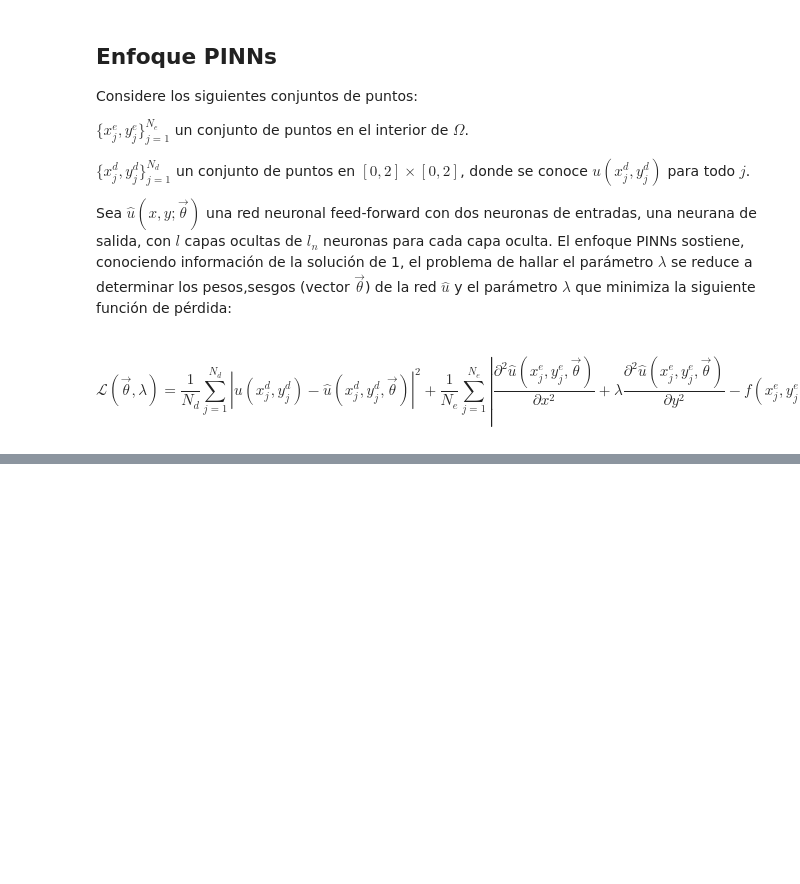
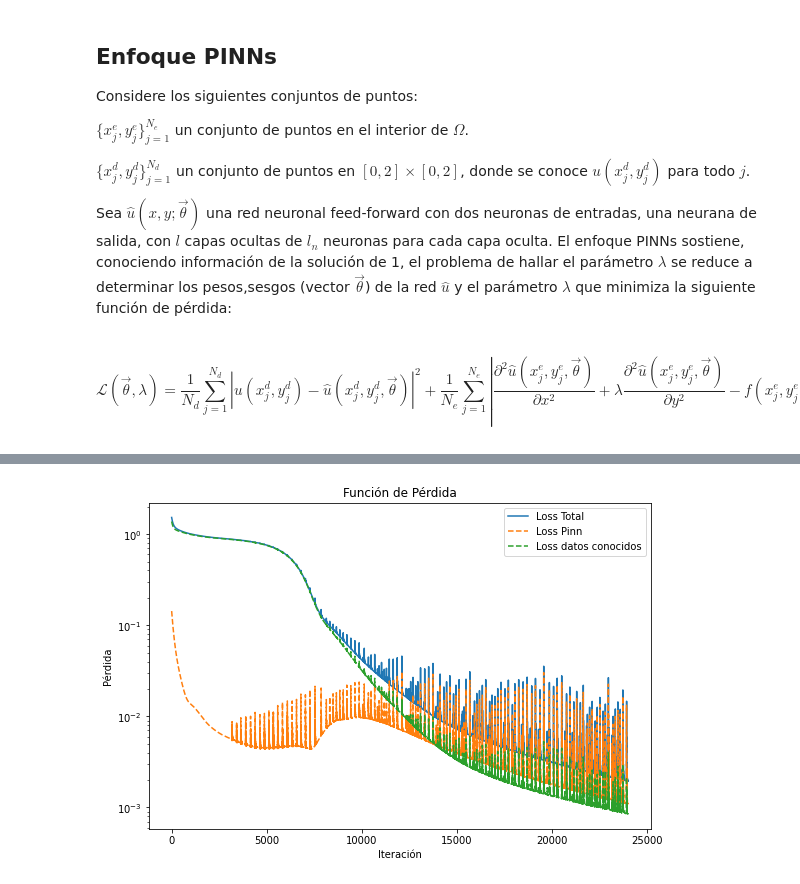
Before and after one commit to SebastianJaraCifuentes/PINNs, a Jupyter notebook: Laplaciano2D.ipynb, the cells around one changed output, grey strips where cells are left out. Drawn from its saved outputs; the diff is of its cells as text; code cells hidden in the pictures; blank space fills up the shorter version.

```diff
--- a/Laplaciano2D.ipynb
+++ b/Laplaciano2D.ipynb
@@ -351,0 +426,32 @@ $$\mathcal{L}(\vec{\theta}, \lambda) =  \dfrac{1}{N_d}\sum\limits_{j=1}^{N_d} |u
+# %%
+#diccionario que guardará el conmputo de las componentes de la loss
+hist_u = {'loss': [],
+        'r_pinn': [],
+        'r_u': []
+        }
+# %%
+from time import time
+
+#Número de Épocas
+N = 25000
+
+#Comienzo del tiempo
+t0 = time()
+
+#Entrenamiento
+for i in range(N+1):
+    #Actualización de los pesos de la función de pérdida
+    loss = train_step(model_2, X_r, X_d)
+    _, r_pinn, r_u = compute_loss_lambda(model_2, X_r, X_d)
+
+    hist_u['loss'].append(loss.numpy())
+    hist_u['r_pinn'].append(r_pinn.numpy())
+    hist_u['r_u'].append(r_u.numpy())
+
+
+    #Visualiza el avance de la función de pérdida
+    if i%1000 == 0:
+        print(f'It {i:05d}: loss = {loss:10.8e}, lambda: {lamb.numpy():10.8e}')
+
+#Mostrar tiempo de calculo
+print(f'Tiempo de Cómputo: {time()-t0} segundos')
@@ -351,0 +477,15 @@ $$\mathcal{L}(\vec{\theta}, \lambda) =  \dfrac{1}{N_d}\sum\limits_{j=1}^{N_d} |u
+# %%
+#gráfica pérdida
+plt.figure(figsize=(9,6))
+
+plt.plot(range(len(hist_u['loss'][1000:])), hist_u['loss'][1000:], label = 'Loss Total')
+plt.plot(range(len(hist_u['r_pinn'][1000:])), hist_u['r_pinn'][1000:], label = 'Loss Pinn', linestyle = '--')
+plt.plot(range(len(hist_u['r_u'][1000:])), hist_u['r_u'][1000:], label = 'Loss datos conocidos', linestyle = '--')
+plt.title('Función de Pérdida')
+plt.legend(loc='upper right')
+plt.yscale('log')
+plt.xlabel('Iteración')
+plt.ylabel('Pérdida')
+plt.show()
+# %% [output]
+[figure, added]
```
Also changed, not shown: parts of 19 cells of this notebook.
